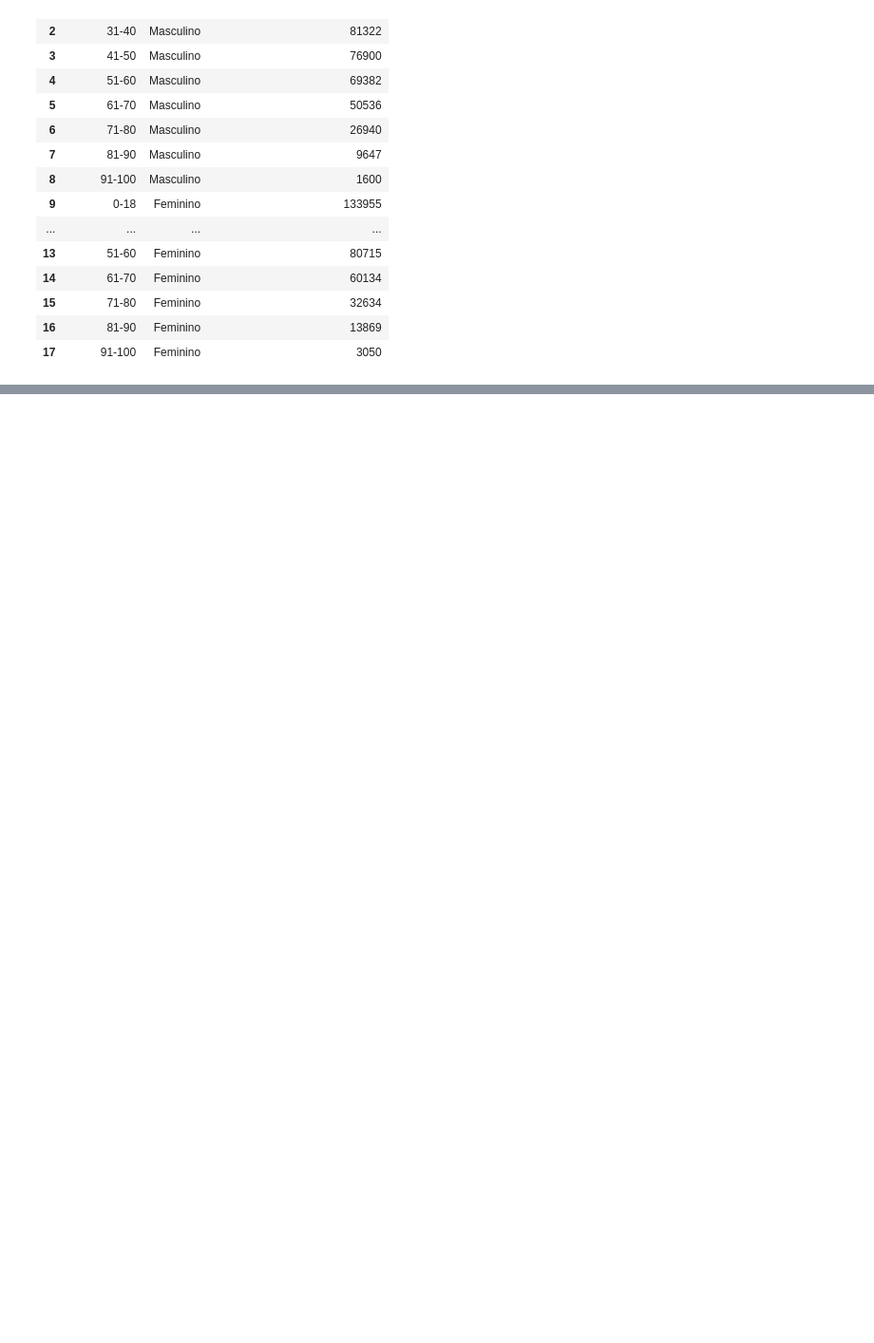
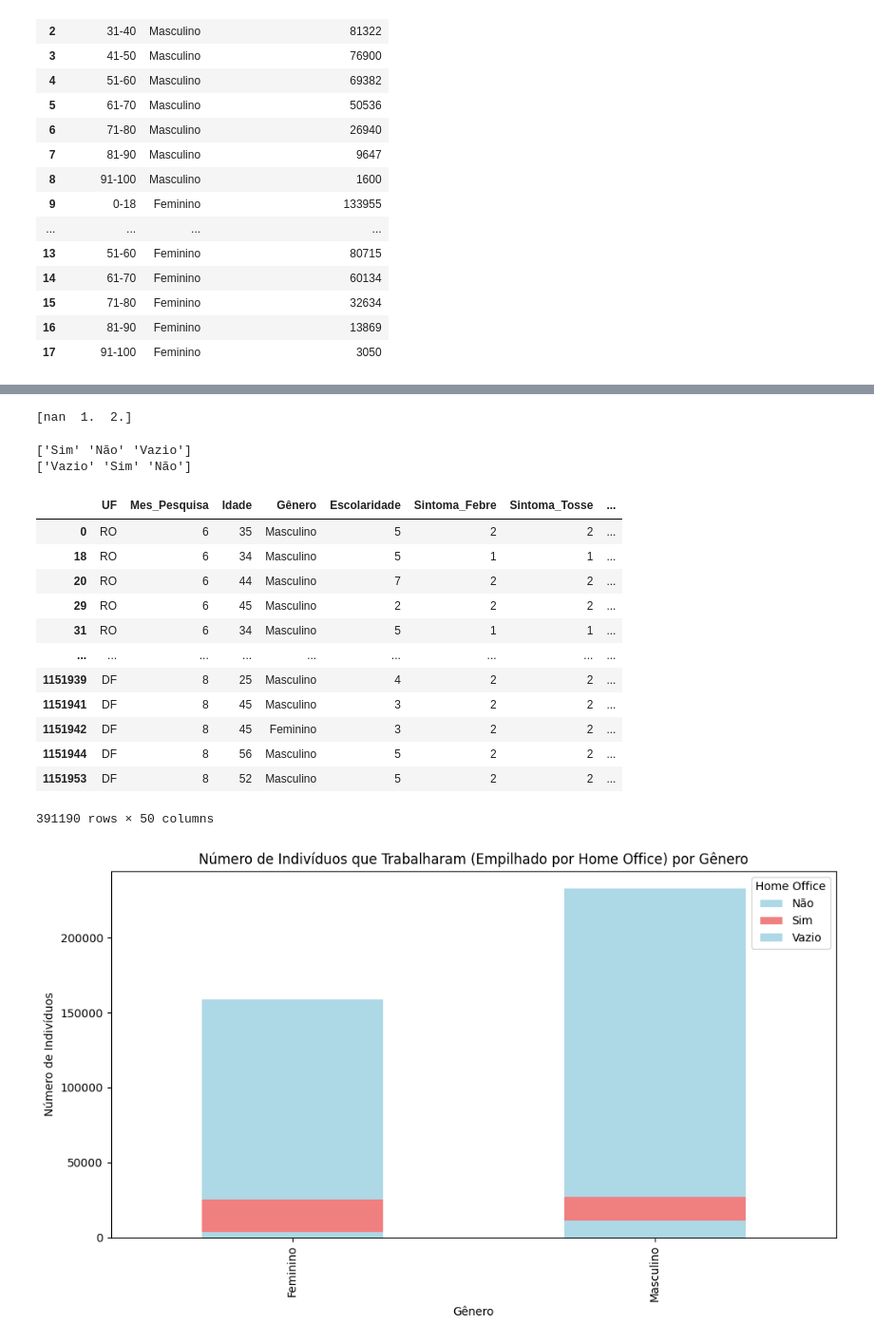
Before and after one commit to Iana-Neri22/AnalyticsStudies, a Jupyter notebook: analise_covid.ipynb, the cells around one changed output, grey strips where cells are left out. Shown: that part at 95% size. Saved outputs shown, nothing was run; the diff lists cells and outputs as text; code cells hidden in the pictures; blank space fills up the shorter version.

Commit message:
Gráfico de barras empilhado v1

```diff
--- a/analise_covid.ipynb
+++ b/analise_covid.ipynb
@@ -6,6 +6,8 @@ import glob
 import os
 import matplotlib.pyplot as plt
 import numpy as np
+from pathlib import Path
+from math import nan
 
 dict_colunas = {
     'UF': 'UF',
@@ -108,14 +110,21 @@ dict_mes = {
 
 lista_colunas = list(dict_colunas.keys())
 
-print(dict_colunas.values())
 # Path de todos os arquivos csv para análise
 caminho_arquivos = './Datasets'
 # Armazenando o path de cada arquivo
 
 dados_por_mes = glob.glob(os.path.join(caminho_arquivos, "PNAD_COVID*"))
 
+meu_arquivo = Path(f'{caminho_arquivos}/DadosCovidCompilados.csv')
+if not meu_arquivo.is_file():
     # Unindo todos os arquivos em um único dataframe
-df = pd.concat((pd.read_csv(f) for f in dados_por_mes), ignore_index=True)
-df.to_csv(f'{caminho_arquivos}/DadosCovidCompilados.csv')
-df = pd.read_csv(f'{caminho_arquivos}/DadosCovidCompilados.csv', usecols=lista_colunas)
+    df = pd.concat((pd.read_csv(f) for f in dados_por_mes), ignore_index=True)
+    df.to_csv(f'{caminho_arquivos}/DadosCovidCompilados.csv')
+    df = pd.read_csv(f'{caminho_arquivos}/DadosCovidCompilados.csv', usecols=lista_colunas)
+else:
+    df = pd.read_csv(f'{caminho_arquivos}/DadosCovidCompilados.csv', usecols=lista_colunas)
+#else:
+#    df = pd.concat((pd.read_csv(f) for f in dados_por_mes), ignore_index=True)
+#    df.to_csv(f'{caminho_arquivos}/DadosCovidCompilados.csv')
+#    df = pd.read_csv(f'{caminho_arquivos}/DadosCovidCompilados.csv', usecols=lista_colunas)
@@ -398,2 +400,53 @@ plt.show()
 [figure]
 [figure]
+# %%
+print(df['Home_Office'].unique())
+# %% [output]
+[nan  1.  2.]
+# %%
+# Substituir valores de 'Trabalhou' e 'Home Office' para 'Sim' e 'Não'
+#df['Trabalhou'] = df['Trabalhou'].map({1: 'Sim', 2: 'Não'})
+
+#df['Home_Office'] = df['Home_Office'].map({1: 'Sim', 2: 'Não'})
+
+# Filtrar apenas os indivíduos que trabalharam
+df['Trabalhou'] = df['Trabalhou'].map({1: 'Sim', 2: 'Não', nan: 'Vazio'})
+teste2 = df['Trabalhou'].unique()
+print(teste2)
+#print(teste2)
+
+df['Home_Office'] = df['Home_Office'].map({1: 'Sim', 2: 'Não', nan: 'Vazio'})
+teste2 = df['Home_Office'].unique()
+print(teste2)
+
+df_trabalhou = df[df['Trabalhou'] == 'Sim']
+display(df_trabalhou)
+# Contar os casos de trabalho em home office e não home office, por gênero
+df_trabalhou_home_office = df_trabalhou.groupby(['Gênero', 'Home_Office']).size().unstack(fill_value=0)
+
+# Criar o gráfico de barras empilhadas
+plt.figure(figsize=(10, 6))
+df_trabalhou_home_office.plot(kind='bar', stacked=True, color=['lightblue', 'lightcoral'], ax=plt.gca())
+plt.title('Número de Indivíduos que Trabalharam (Empilhado por Home Office) por Gênero')
+plt.xlabel('Gênero')
+plt.ylabel('Número de Indivíduos')
+plt.legend(title='Home Office')
+plt.tight_layout()
+plt.show()
+# %% [output]
+['Sim' 'Não' 'Vazio']
+['Vazio' 'Sim' 'Não']
+|  | UF | Mes_Pesquisa | Idade | Gênero | Escolaridade | Sintoma_Febre | Sintoma_Tosse | ... |
+| 0 | RO | 6 | 35 | Masculino | 5 | 2 | 2 | ... |
+| 18 | RO | 6 | 34 | Masculino | 5 | 1 | 1 | ... |
+| 20 | RO | 6 | 44 | Masculino | 7 | 2 | 2 | ... |
+| 29 | RO | 6 | 45 | Masculino | 2 | 2 | 2 | ... |
+| 31 | RO | 6 | 34 | Masculino | 5 | 1 | 1 | ... |
+| ... | ... | ... | ... | ... | ... | ... | ... | ... |
+| 1151939 | DF | 8 | 25 | Masculino | 4 | 2 | 2 | ... |
+| 1151941 | DF | 8 | 45 | Masculino | 3 | 2 | 2 | ... |
+| 1151942 | DF | 8 | 45 | Feminino | 3 | 2 | 2 | ... |
+| 1151944 | DF | 8 | 56 | Masculino | 5 | 2 | 2 | ... |
+| 1151953 | DF | 8 | 52 | Masculino | 5 | 2 | 2 | ... |
+391190 rows × 50 columns
+[figure, added]
```
Also changed, not shown: parts of 3 cells of this notebook.
